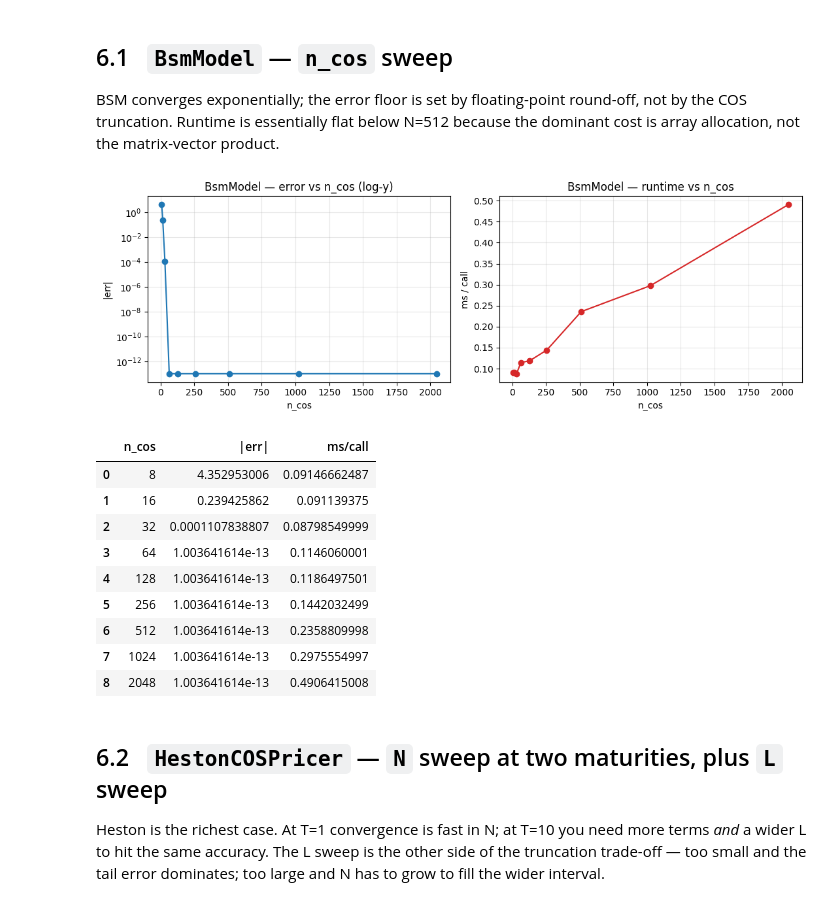
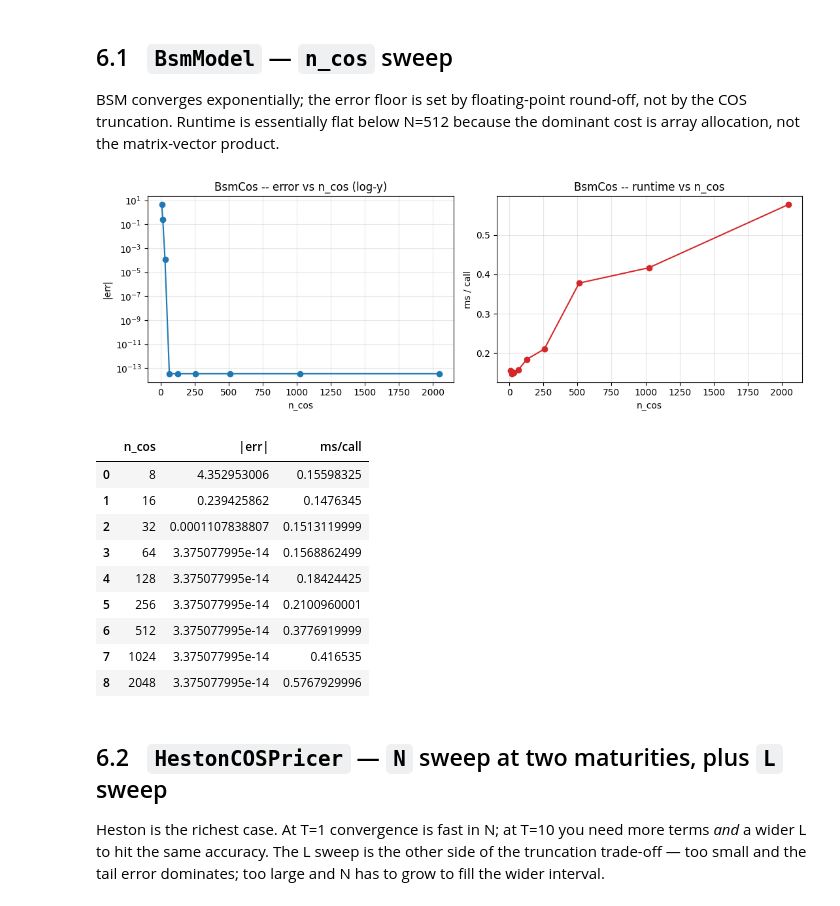
Before and after one commit to ee2625/fourier-cosine-option-pricing, a Jupyter notebook: notebooks/tests.ipynb, the cells around one changed output. Saved outputs shown, nothing was run; the diff lists cells and outputs as text; code cells hidden in the pictures.

Commit message:
updating notebook to utilize pyfeng functions, adding frft pyfeng functionality

```diff
--- a/notebooks/tests.ipynb
+++ b/notebooks/tests.ipynb
@@ -444,7 +487,7 @@ VG's density has a kink at short maturities, so convergence is
 algebraic rather than geometric, and the number of cosines needed to
 match the paper's errors blows up accordingly.
 # %%
-# Table 7 parameters, Eq. 55
+# Table 7 parameters, Eq. 55.  Pyfeng VarGammaCos uses vov in place of nu.
 S0_vg, K_vg, R_vg, Q_vg = 100.0, 90.0, 0.1, 0.0
 SIGMA, THETA, NU        = 0.12, -0.14, 0.2
 REF_T01, REF_T1         = 10.993703187, 19.099354724
@@ -452,7 +495,8 @@ REF_T01, REF_T1         = 10.993703187, 19.099354724
 PAPER_T01 = {64: 1.66e-3, 128: 4.35e-4, 256: 4.55e-5, 512: 1.13e-6, 1024: 2.52e-8}
 PAPER_T1  = {32: 6.57e-4, 64: 2.10e-6,  96: 3.32e-8, 128: 4.19e-10, 160: 1.88e-11}
 
-vg = VgModel(sigma=SIGMA, theta=THETA, nu=NU, intr=R_vg, divr=Q_vg)
+vg = VarGammaCos(sigma=SIGMA, theta=THETA, vov=NU, intr=R_vg, divr=Q_vg)
+vg.L = 10.0   # match the source pricer's truncation; reproduces paper Table 7
 # %% [markdown]
 ## 3.1 &nbsp; Characteristic-function identities
 
@@ -611,12 +674,11 @@ density (Eq. 11 in the paper). Integral ≈ 1, and since θ < 0 the mean
 should be negative — log-returns skewed left.
 # %%
 def recover_density(model, texp, n_pts=2**11, n_eval=1000):
-    a, b = model.trunc_range(texp)
+    a, b = model._truncation_range(texp)
     ba   = b - a
     kv   = np.arange(n_pts)
     u    = kv * np.pi / ba
-    cf   = model.char_func(texp)
-    Fk   = (2.0 / ba) * (cf(u) * np.exp(-1j * u * a)).real
+    Fk   = (2.0 / ba) * (model.charfunc_logprice(u, texp) * np.exp(-1j * u * a)).real
     Fk[0] *= 0.5
     x    = np.linspace(a, b, n_eval)
     f    = np.cos(np.outer((x - a) * np.pi / ba, kv)) @ Fk
@@ -672,7 +734,7 @@ STRIKES = np.array([70.0, 85.0, 100.0, 115.0, 130.0])
 TEXPS   = [0.1, 1.0, 5.0]
 TOL     = 1e-10
 
-bsm_model = BsmModel(sigma=0.25, intr=0.05, divr=0.02)
+bsm_model = BsmCos(sigma=0.25, intr=0.05, divr=0.02)
 
 rows = []
 for lam in LAMBDAS:
@@ -1031,16 +1132,19 @@ d2     = (np.log(fwd_t3 / K_t3) - 0.5 * sig_t3**2 * T_t3) / (sig_t3 * np.sqrt(T_
 ref_t3 = K_t3 * df_t3 * norm.cdf(d2)
 
 def cos_digital(N):
-    # Analytic psi: integral of cos(k*pi*(x-a)/(b-a)) from log(K/F) to b.
-    m   = BsmModel(sigma=sig_t3, intr=r_t3, divr=q_t3)
-    cf  = m.char_func(T_t3)
+    """COS pricer for a cash-or-nothing call: pays K when S_T > K.
+
+    Uses pf.BsmCos for the CF; analytic psi for the digital payoff
+    coefficients (no Gibbs ringing thanks to the closed-form expansion).
+    """
+    m   = BsmCos(sigma=sig_t3, intr=r_t3, divr=q_t3)
     s2t = sig_t3**2 * T_t3
     c1  = -0.5 * s2t
     a, b = c1 - L_t3 * np.sqrt(s2t), c1 + L_t3 * np.sqrt(s2t)
     ba  = b - a
     k   = np.arange(N)
     u   = k * np.pi / ba
-    phi = cf(u) * np.exp(-1j * u * a); phi[0] *= 0.5
+    phi = m.charfunc_logprice(u, T_t3) * np.exp(-1j * u * a); phi[0] *= 0.5
     log_kf = float(np.clip(np.log(K_t3 / fwd_t3), a, b))
     safe_u = np.where(k == 0, 1.0, u)
     psi    = np.where(k == 0, b - log_kf,
@@ -1063,10 +1167,10 @@ df_tbl3 = pd.DataFrame(rows, columns=["N", "COS price", "|err|", "ms/call"])
 
 fig, (a1, a2) = plt.subplots(1, 2, figsize=(10, 3.5))
 a1.semilogy(df_tbl3["N"], df_tbl3["|err|"], "o-", color="#1f77b4")
-a1.set(xlabel="N", ylabel="|err|", title="Cash-or-nothing — error")
+a1.set(xlabel="N", ylabel="|err|", title="Cash-or-nothing -- error")
 a1.grid(True, which="both", alpha=0.3)
 a2.plot(df_tbl3["N"], df_tbl3["ms/call"], "o-", color="#d62728")
-a2.set(xlabel="N", ylabel="ms / call", title="Cash-or-nothing — runtime")
+a2.set(xlabel="N", ylabel="ms / call", title="Cash-or-nothing -- runtime")
 a2.grid(True, alpha=0.3)
 fig.tight_layout(); plt.show()
 
@@ -1288,40 +1389,40 @@ matrix-vector product.
 # %%
 sig_b, r_b, q_b, T_b, S_b, K_b = 0.2, 0.05, 0.1, 1.0, 100.0, 100.0
 ref_b = bsm_price(K_b, S_b, sig_b, T_b, r_b, q_b)
 
-model_b = BsmModel(sigma=sig_b, intr=r_b, divr=q_b)
+model_b = BsmCos(sigma=sig_b, intr=r_b, divr=q_b)
 Ns = [8, 16, 32, 64, 128, 256, 512, 1024, 2048]
 rows = []
 for N in Ns:
-    err = abs(model_b.price(K_b, S_b, T_b, n_cos=N) - ref_b)
-    ms  = timed(lambda N=N: model_b.price(K_b, S_b, T_b, n_cos=N))
+    model_b.n_cos = N
+    err = abs(model_b.price(K_b, S_b, T_b) - ref_b)
+    ms  = timed(lambda N=N: (setattr(model_b, "n_cos", N) or model_b.price(K_b, S_b, T_b)))
     rows.append((N, err, ms))
 df_b = pd.DataFrame(rows, columns=["n_cos", "|err|", "ms/call"])
 
 fig, (a1, a2) = plt.subplots(1, 2, figsize=(11, 3.8))
-# clamp tiny errs so semilogy doesn't get ugly
 err_plot = np.maximum(df_b["|err|"], 1e-18)
 a1.semilogy(df_b["n_cos"], err_plot, "o-", color="#1f77b4")
-a1.set(xlabel="n_cos", ylabel="|err|", title="BsmModel — error vs n_cos (log-y)")
+a1.set(xlabel="n_cos", ylabel="|err|", title="BsmCos -- error vs n_cos (log-y)")
 a1.grid(True, which="both", alpha=0.3)
 a2.plot(df_b["n_cos"], df_b["ms/call"], "o-", color="#d62728")
-a2.set(xlabel="n_cos", ylabel="ms / call", title="BsmModel — runtime vs n_cos")
+a2.set(xlabel="n_cos", ylabel="ms / call", title="BsmCos -- runtime vs n_cos")
 a2.grid(True, alpha=0.3)
 fig.tight_layout(); plt.show()
 
 df_b
 # %% [output]
-[figure, old version]
+[figure, new version]
 |  | n_cos | |err| | ms/call |
-| 0 | 8 | 4.352953006 | 0.09146662487 |
-| 1 | 16 | 0.239425862 | 0.091139375 |
-| 2 | 32 | 0.0001107838807 | 0.08798549999 |
-| 3 | 64 | 1.003641614e-13 | 0.1146060001 |
-| 4 | 128 | 1.003641614e-13 | 0.1186497501 |
-| 5 | 256 | 1.003641614e-13 | 0.1442032499 |
-| 6 | 512 | 1.003641614e-13 | 0.2358809998 |
-| 7 | 1024 | 1.003641614e-13 | 0.2975554997 |
-| 8 | 2048 | 1.003641614e-13 | 0.4906415008 |
+| 0 | 8 | 4.352953006 | 0.15598325 |
+| 1 | 16 | 0.239425862 | 0.1476345 |
+| 2 | 32 | 0.0001107838807 | 0.1513119999 |
+| 3 | 64 | 3.375077995e-14 | 0.1568862499 |
+| 4 | 128 | 3.375077995e-14 | 0.18424425 |
+| 5 | 256 | 3.375077995e-14 | 0.2100960001 |
+| 6 | 512 | 3.375077995e-14 | 0.3776919999 |
+| 7 | 1024 | 3.375077995e-14 | 0.416535 |
+| 8 | 2048 | 3.375077995e-14 | 0.5767929996 |
 # %% [markdown]
 ## 6.2 &nbsp; `HestonCOSPricer` — `N` sweep at two maturities, plus `L` sweep
 
```
Also changed, not shown: parts of 34 cells of this notebook, 3 other files.
